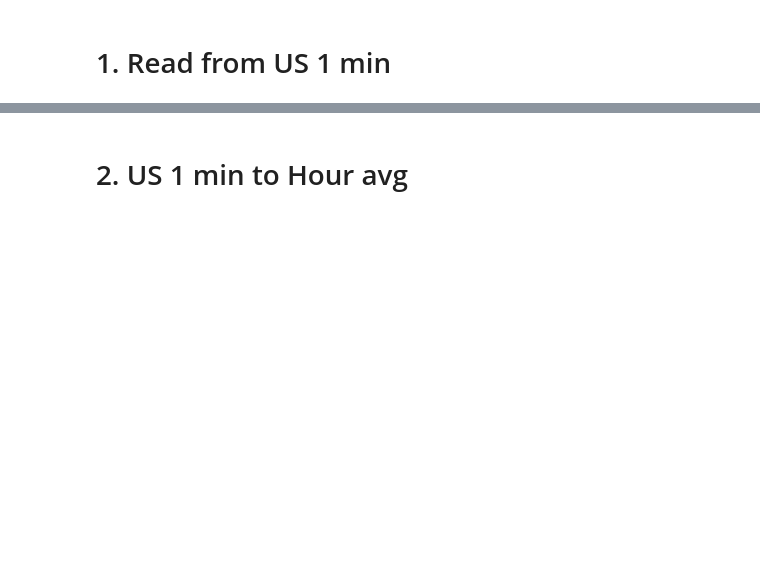
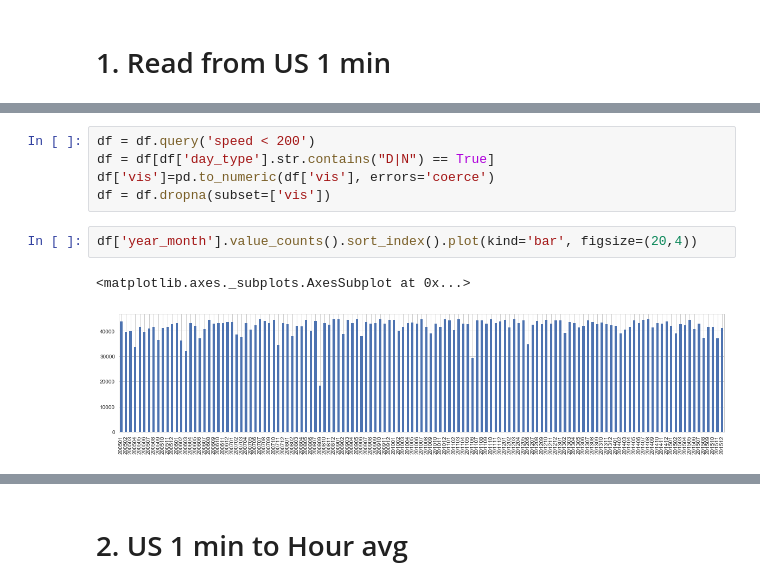
Before and after one commit to cqcn1991/Wind-Speed-Analysis, a Jupyter notebook: file_format.ipynb, the cells around one changed output, grey strips where cells are left out. Saved outputs shown, nothing was run; the diff lists cells and outputs as text; blank space fills up the shorter version.

```diff
--- a/file_format.ipynb
+++ b/file_format.ipynb
@@ -27,0 +160,10 @@ df.to_csv('DSM/DSM.csv', index=False)
+# %%
+df = df.query('speed < 200')
+df = df[df['day_type'].str.contains("D|N") == True]
+df['vis']=pd.to_numeric(df['vis'], errors='coerce')
+df = df.dropna(subset=['vis'])
+# %%
+df['year_month'].value_counts().sort_index().plot(kind='bar', figsize=(20,4))
+# %% [output]
+<matplotlib.axes._subplots.AxesSubplot at 0x...>
+[figure, added]
```
Also changed, not shown: parts of 20 cells of this notebook, 4 other files.
